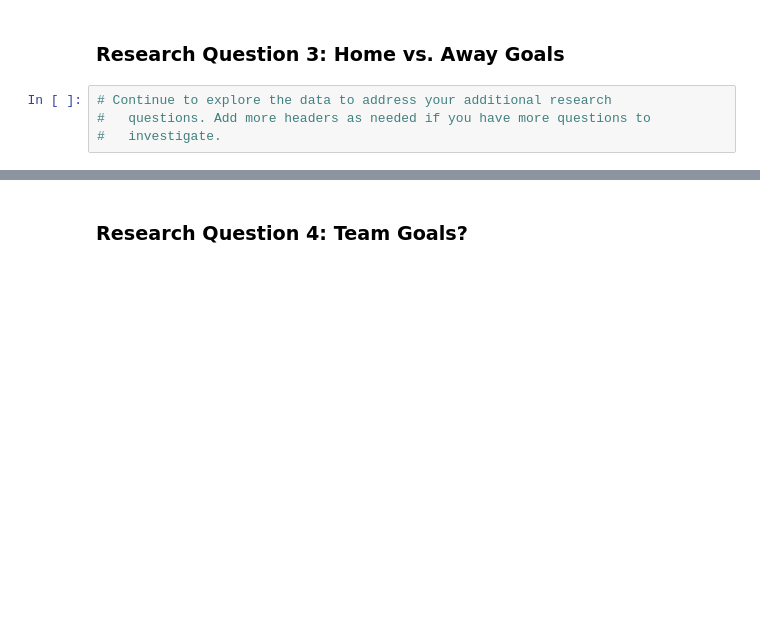
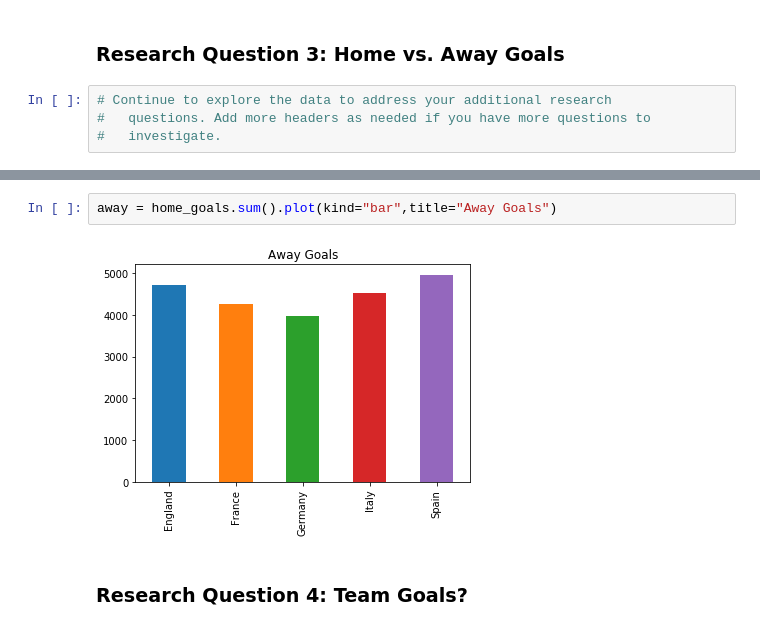
Before and after one commit to ipaulson/soccer-db, a Jupyter notebook: eu-soccer-db.ipynb, the cells around one changed output, grey strips where cells are left out. Drawn from its saved outputs; the diff is of its cells as text; blank space fills up the shorter version.

```diff
--- a/eu-soccer-db.ipynb
+++ b/eu-soccer-db.ipynb
@@ -300,3 +320,7 @@ df.plot(figsize=(16,8), title='Average Goals per Game Over Time')
+# %%
+away = home_goals.sum().plot(kind="bar",title="Away Goals")
+# %% [output]
+[figure, added]
 # %% [markdown]
 ### Research Question 4: Team Goals?
 # %% [markdown]
```
Also changed, not shown: parts of 5 cells of this notebook.
